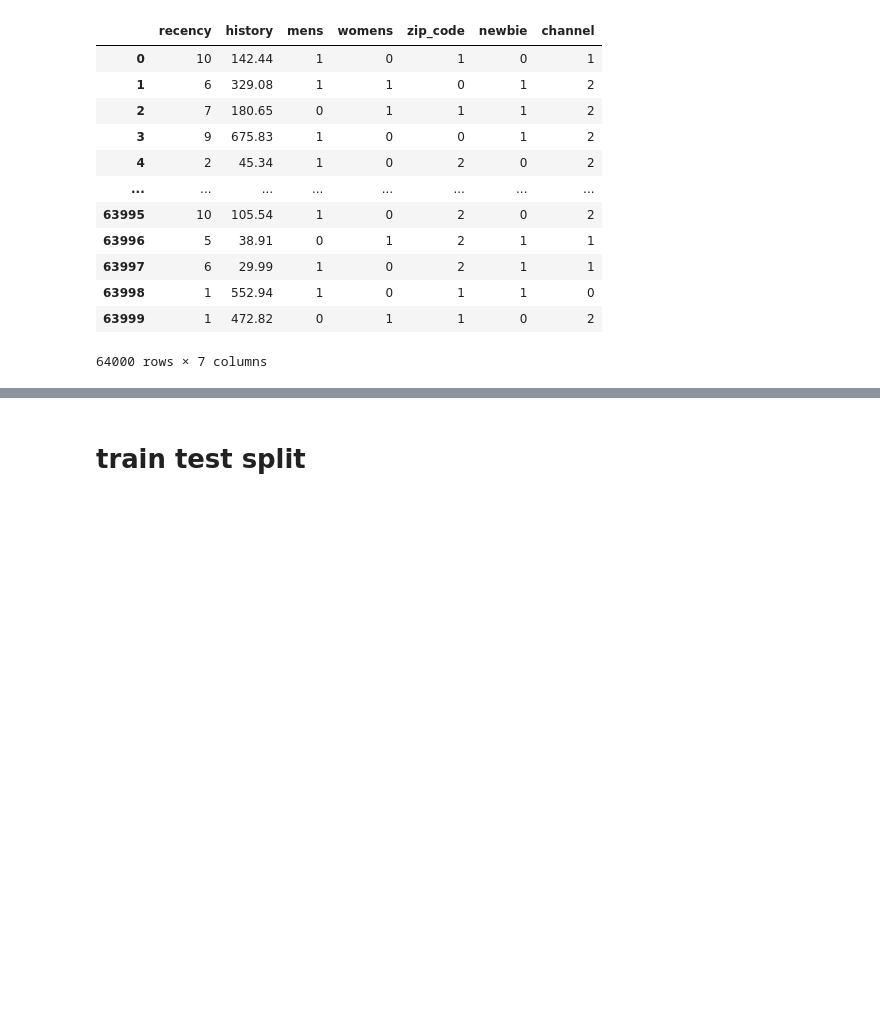
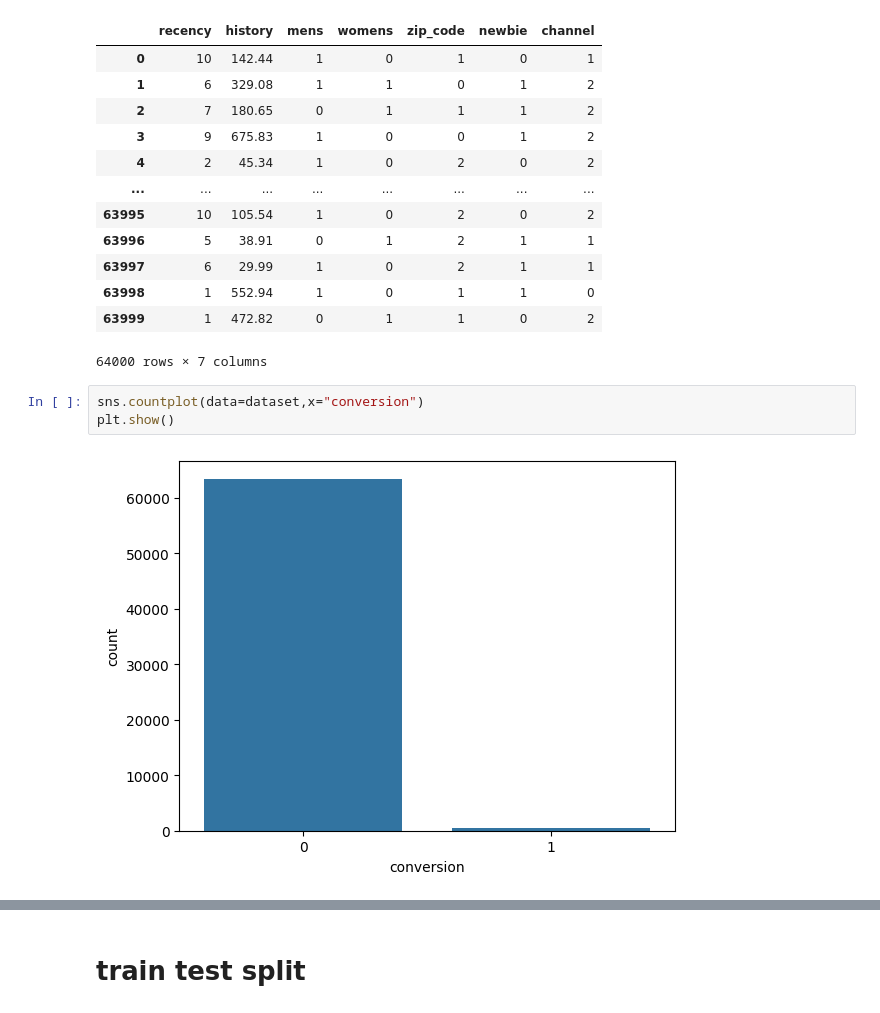
Before and after one commit to ultriti/Dynamic-Pricing-via-Double-Machine-Learning, a Jupyter notebook: backend/training/EDA.ipynb, the cells around one changed output, grey strips where cells are left out. Drawn from its saved outputs; the diff is of its cells as text; blank space fills up the shorter version.

```diff
--- a/backend/training/EDA.ipynb
+++ b/backend/training/EDA.ipynb
@@ -202,3 +247,8 @@ X
 | 63998 | 1 | 552.94 | 1 | 0 | 1 | 1 | 0 |
 | 63999 | 1 | 472.82 | 0 | 1 | 1 | 0 | 2 |
 64000 rows × 7 columns
+# %%
+sns.countplot(data=dataset,x="conversion")
+plt.show()
+# %% [output]
+[figure, added]
```
Also changed, not shown: parts of 20 cells of this notebook, 1 other file.
